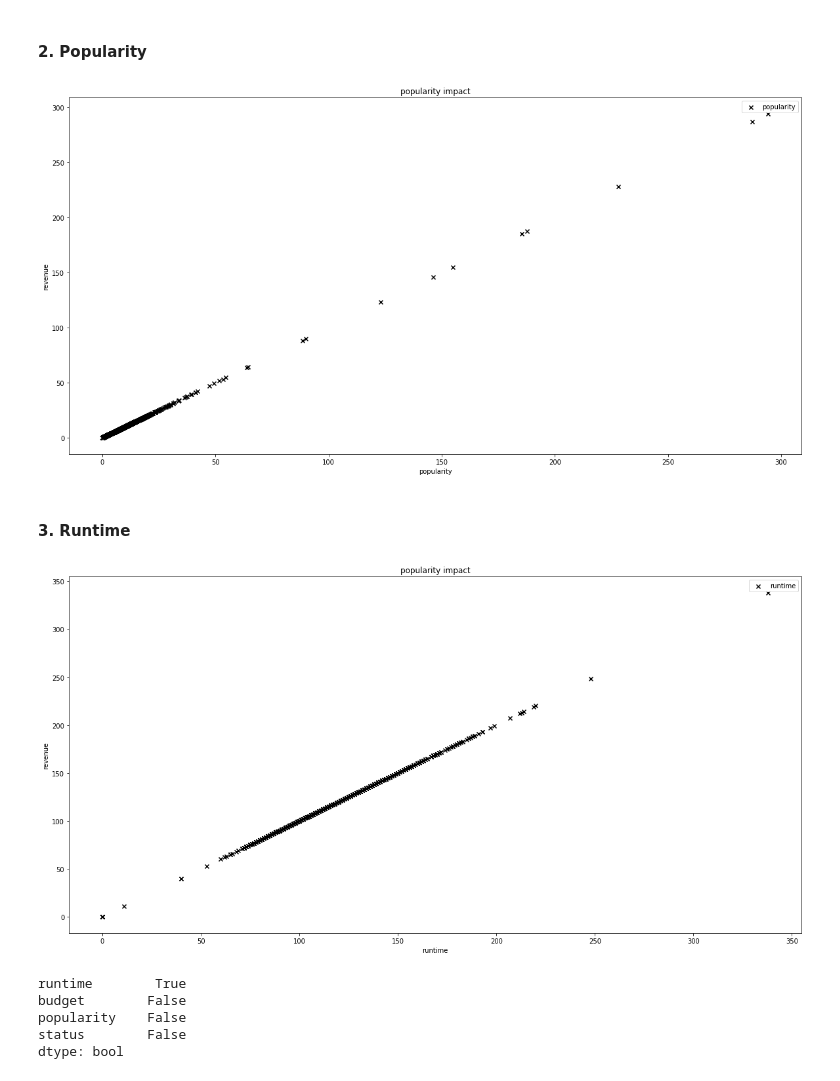
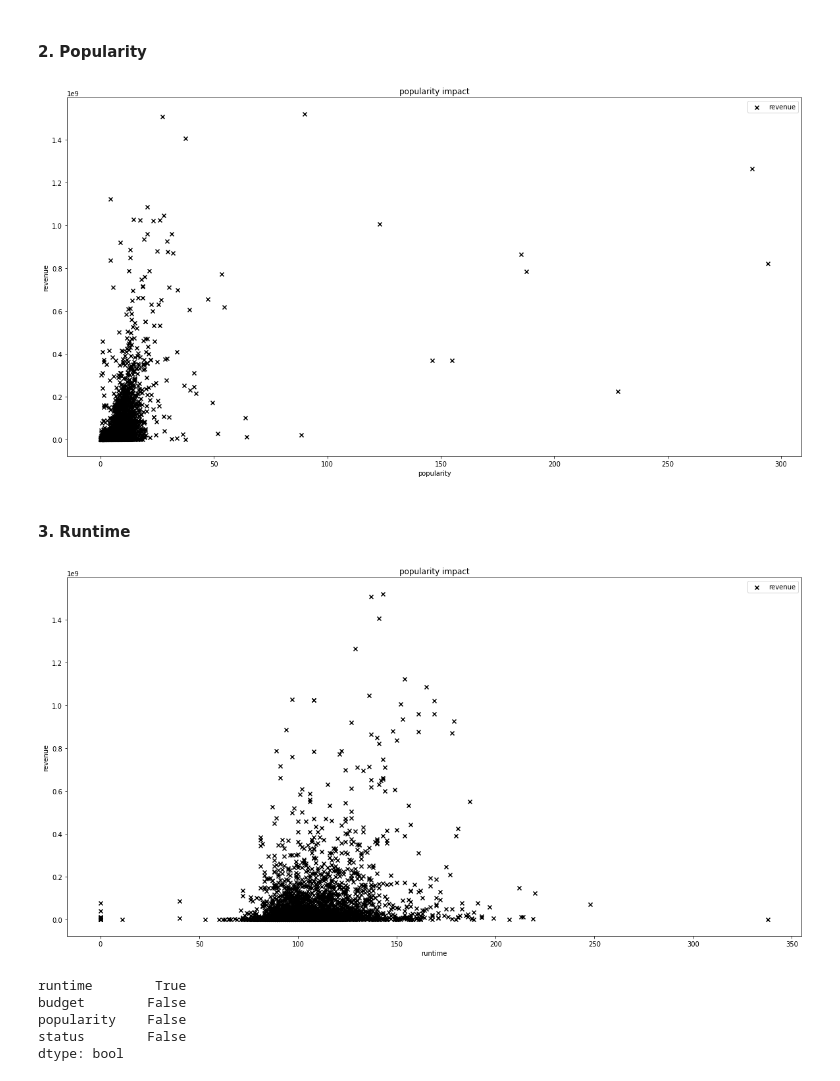
Before and after one commit to RishabhSarkar/Box-Office-Prediction, a Jupyter notebook: tmdb-box-office-prediction/Movie Revenue Prediction.ipynb, the cells around one changed output. Saved outputs shown, nothing was run; the diff lists cells and outputs as text; code cells hidden in the pictures.

```diff
--- a/tmdb-box-office-prediction/Movie Revenue Prediction.ipynb
+++ b/tmdb-box-office-prediction/Movie Revenue Prediction.ipynb
@@ -131,7 +177,7 @@ plt.show()
 #### 2. Popularity
 # %%
 plt.figure(figsize=(20,10))
-plt.scatter(x = df['popularity'], y = df['popularity'], marker = 'x', color = 'black')
+plt.scatter(x = df['popularity'], y = df['revenue'], marker = 'x', color = 'black')
 
 plt.xlabel('popularity')
 plt.ylabel('revenue')
@@ -139,20 +185,20 @@ plt.title('popularity impact')
 plt.legend()
 plt.show()
 # %% [output]
-[figure, old version]
+[figure, new version]
 # %% [markdown]
 #### 3. Runtime
 # %%
 plt.figure(figsize=(20,10))
-plt.scatter(x = df['runtime'], y = df['runtime'], marker = 'x', color = 'black')
+plt.scatter(x = df['runtime'], y = df['revenue'], marker = 'x', color = 'black')
 
 plt.xlabel('runtime')
 plt.ylabel('revenue')
 plt.title('popularity impact')
 plt.legend()
 plt.show()
 # %% [output]
-[figure, old version]
+[figure, new version]
 # %%
 #X = df.loc[:,df.columns!='revenue']
 #y = df['revenue']
```
Also changed, not shown: parts of 19 cells of this notebook, 5 other files.
